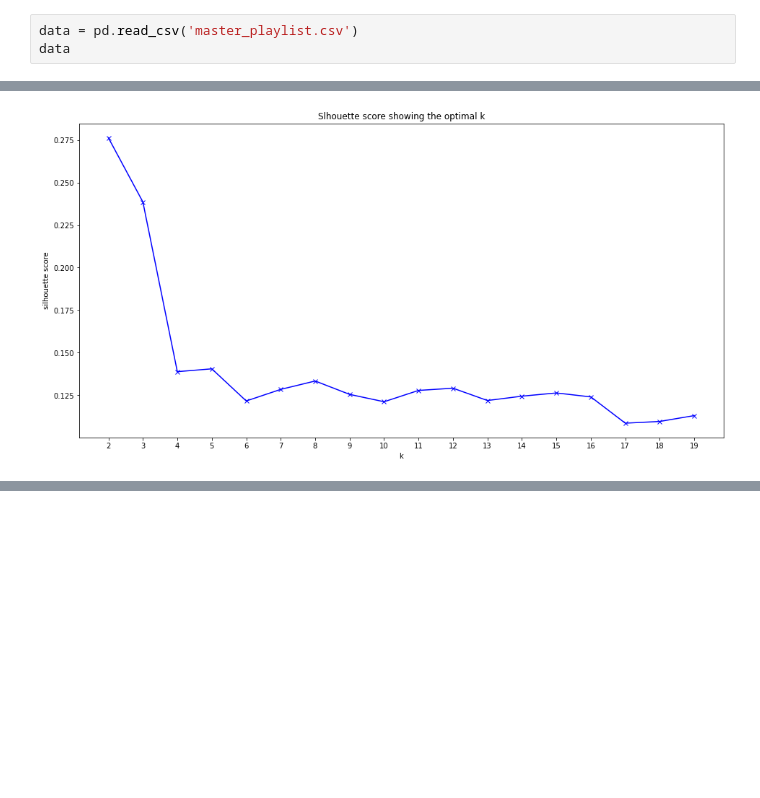
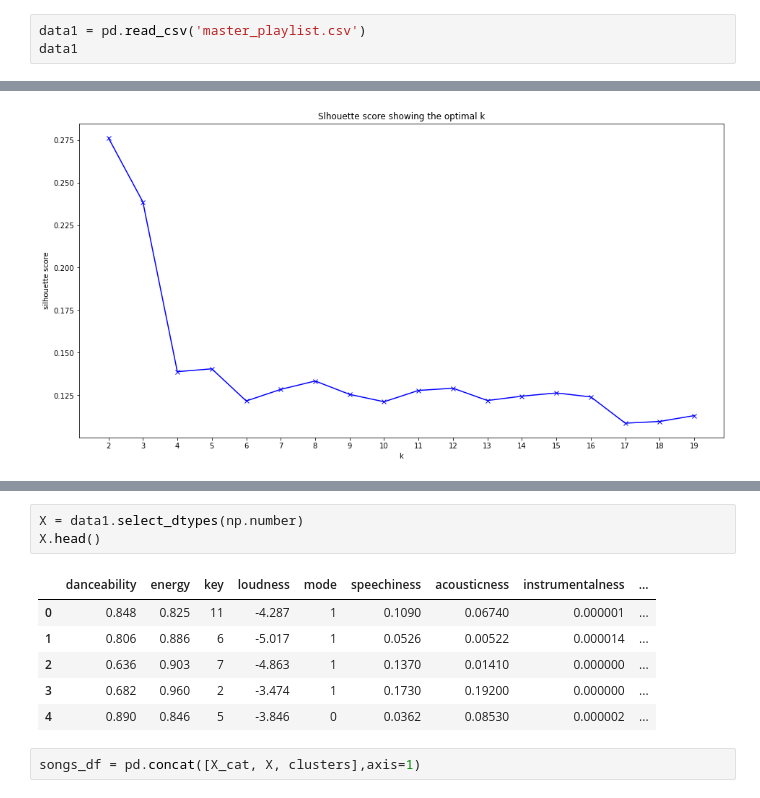
Before and after one commit to colemaqe/lab-web-scraping-single-page, a Jupyter notebook: New Playlist.ipynb, the cells around one changed output, grey strips where cells are left out. Cells and saved outputs as stored; diff of their text form; blank space fills up the shorter version.

```diff
--- a/New Playlist.ipynb
+++ b/New Playlist.ipynb
@@ -920,6 +938,6 @@ master_playlist.to_csv('master_playlist.csv', index=False)
 # %%
-data = pd.read_csv('master_playlist.csv')
-data
+data1 = pd.read_csv('master_playlist.csv')
+data1
 # %% [output]
 |  | artist | track | danceability | energy | key | loudness | mode | speechiness | acousticness | ... |
 | 0 | IQ | Soca Start | 0.848 | 0.825 | 11 | -4.287 | 1 | 0.1090 | 0.06740 | ... |
@@ -1052,0 +1121,12 @@ data['cluster'] = kmeans.fit_predict(master_playlist)
+# %%
+X = data1.select_dtypes(np.number)
+X.head()
+# %% [output]
+|  | danceability | energy | key | loudness | mode | speechiness | acousticness | instrumentalness | ... |
+| 0 | 0.848 | 0.825 | 11 | -4.287 | 1 | 0.1090 | 0.06740 | 0.000001 | ... |
+| 1 | 0.806 | 0.886 | 6 | -5.017 | 1 | 0.0526 | 0.00522 | 0.000014 | ... |
+| 2 | 0.636 | 0.903 | 7 | -4.863 | 1 | 0.1370 | 0.01410 | 0.000000 | ... |
+| 3 | 0.682 | 0.960 | 2 | -3.474 | 1 | 0.1730 | 0.19200 | 0.000000 | ... |
+| 4 | 0.890 | 0.846 | 5 | -3.846 | 0 | 0.0362 | 0.08530 | 0.000002 | ... |
+# %%
+songs_df = pd.concat([X_cat, X, clusters],axis=1)
```
Also changed, not shown: parts of 15 cells of this notebook, 2 other files.
